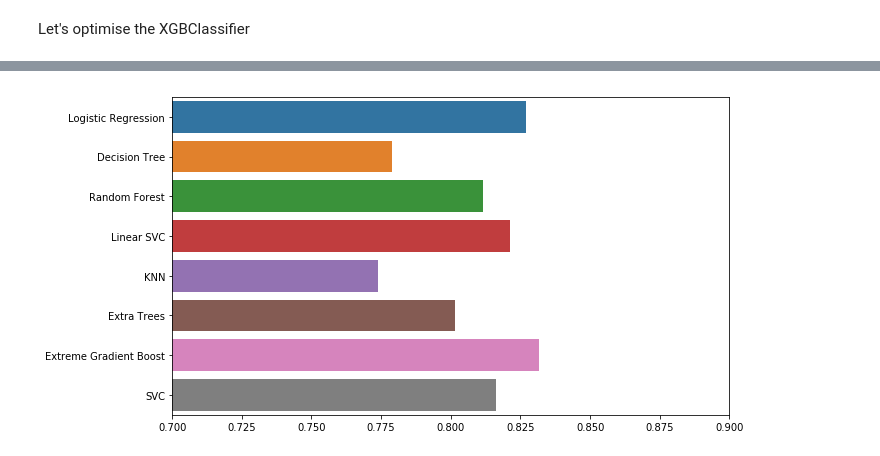
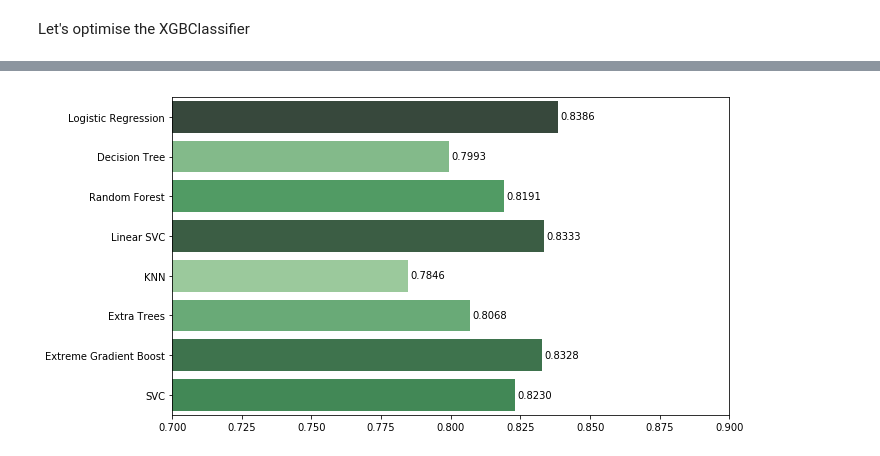
Before and after one commit to TanselArif-21/MLApplications, a Jupyter notebook: Titanic/Titanic.ipynb, the cells around one changed output, grey strips where cells are left out. Cells and saved outputs as stored; diff of their text form; code cells hidden in the pictures.

```diff
--- a/Titanic/Titanic.ipynb
+++ b/Titanic/Titanic.ipynb
@@ -947,7 +953,7 @@ import time
 # %%
 lsvc = LinearSVC()
 param_grid = {'dual':[True,False], 'tol':[1,0.1,0.01,0.001,0.0001,0.00001]}
-lsvc_search = GridSearchCV(LinearSVC(), param_grid, cv=20, refit=True, verbose=1,n_jobs=10)
+lsvc_search = GridSearchCV(LinearSVC(), param_grid, cv=100, refit=True, verbose=1,n_jobs=10)
 lsvc_search.fit(X,y)
 print(lsvc_search.best_estimator_)
 # %% [output]
@@ -997,7 +1005,7 @@ knn = KNeighborsClassifier()
 param_grid = {'n_neighbors':range(1,20,5), 'weights':['uniform','distance'], \
                'algorithm':['auto', 'ball_tree', 'kd_tree', 'brute'], \
                'p':range(1,5,1)}
-knn_search = GridSearchCV(KNeighborsClassifier(), param_grid, cv=20, refit=True, verbose=1,n_jobs=4)
+knn_search = GridSearchCV(KNeighborsClassifier(), param_grid, cv=40, refit=True, verbose=1,n_jobs=4)
 knn_search.fit(X,y)
 knn_search.best_estimator_
 # %% [output]
@@ -1130,11 +1149,13 @@ avg / total       0.84      0.84      0.84       268
 # %% [markdown]
 Let's optimise the XGBClassifier
 # %%
+t0 = time.time()
+
 #xgb = XGBClassifier()
 
-param_grid = {'n_estimators':[90,95,100,105,110], 'max_depth':range(6,9,1),\
-              'booster':['gbtree'],'gamma': np.arange(0.5,2,0.2), 'learning_rate': [0.1, 0.2, 0.3]}
-xgb_search = GridSearchCV(XGBClassifier(), param_grid, cv=20, refit=True, verbose=1,n_jobs=4)
+param_grid = {'n_estimators':[90], 'max_depth':range(6,9,1),\
+              'booster':['gbtree'],'gamma': np.arange(0,1,0.2), 'learning_rate': [0.05,0.1,0.15, 0.2,0.25, 0.3]}
+xgb_search = GridSearchCV(XGBClassifier(), param_grid, cv=100, refit=True, verbose=1,n_jobs=4)
 xgb_search.fit(X,y)
 print(xgb_search.best_estimator_)
 
@@ -1151,4 +1172,6 @@ print('The optimised classifier mean accuracy score is {}'.format(xgb2_scores.me
 
 xgb2.fit(X,y)
 PredictAndSave2(test2,xgb2,'GenderPrediction_MLA_XGBOptimised.csv',test).head()
+
+print ('The process took {} seconds'.format(time.time() - t0))
 # %% [output]
@@ -1184,10 +1207,12 @@ The optimised classifier mean accuracy score is 0.8315
 # %%
 from sklearn.svm import SVC
 # %%
+t0 = time.time()
+
 #svc = SVC()
 
 param_grid = {'C': [0.1,10, 1000,5000], 'gamma': [1,0.1,0.01,0.001,0.0001], 'kernel': ['rbf']}
-SVC_search = GridSearchCV(SVC(), param_grid, cv=20, refit=True, verbose=1,n_jobs=4)
+SVC_search = GridSearchCV(SVC(), param_grid, cv=100, refit=True, verbose=1,n_jobs=4)
 SVC_search.fit(X,y)
 print(xgb_search.best_estimator_)
 
@@ -1204,4 +1229,6 @@ print('The optimised classifier mean accuracy score is {}'.format(SVC2_scores.me
 
 SVC2.fit(X,y)
 PredictAndSave2(test2,SVC2,'GenderPrediction_MLA_SVCOptimised.csv',test).head()
+
+print ('The process took {} seconds'.format(time.time() - t0))
 # %% [output]
@@ -1228,11 +1252,34 @@ The optimised classifier mean accuracy score is 0.8163333333333332
 names=['Logistic Regression','Decision Tree','Random Forest','Linear SVC','KNN','Extra Trees','Extreme Gradient Boost','SVC']
 values=[lg2_scores.mean(),dtree2_scores.mean(),rforest2_scores.mean(),lsvc2_scores.mean(),knn2_scores.mean(),\
        etc2_scores.mean(),xgb2_scores.mean(),SVC2_scores.mean()]
-# %%
-fig,ax = plt.subplots()
-fig.set_size_inches(10,5)
-sns.barplot(y=names,x=values)
-ax.set_xlim(0.7,0.9)
-plt.tight_layout()
-# %% [output]
-[figure, removed]
+# %%
+# Get the figure and axis
+fig,ax = plt.subplots()
+
+# Set the size of the figure
+fig.set_size_inches(10,5)
+
+# Here we define the palette. seaborn defines the palette by dividing
+# the palette region into len(values) evenly spaced green RGB values
+pal = sns.color_palette("Greens_d", len(values))
+
+# We want the smallest value to select the smallest green value in pal.
+# i.e. we want the smallest value to pick 0 and the largest value to pick 7
+# Here, we sort the values using arsort(). This gives us the indices in values
+# increasing order. E.g. [1.2,1.3,1.1,2].argsort() gives us [2,0,1,3] since
+# index 2 is the smallest and index 0 is the next largest etc...
+# Then if we argsort() this again we get [1,2,0,3]. This is basically saying than
+# 1.2 is the second smallest, 1.3 is the 3rd smallest, 1.1 is the smallest and
+# 2 is the 4th smallest (last). This is what we want.
+rank = np.array(values).argsort().argsort()
+g=sns.barplot(y=names,x=values,palette=np.array(pal[::-1])[rank])
+
+ax.set_xlim(0.7,0.9)
+for p in ax.patches:
+    _x = p.get_x() + p.get_width()+0.007
+    _y = p.get_y() + p.get_height()/1.7
+    value = '{:.4f}'.format(p.get_width())
+    ax.text(_x, _y, value, ha="center")
+plt.tight_layout()
+# %% [output]
+[figure, added]
```
Also changed, not shown: parts of 28 cells of this notebook, 14 other files.
